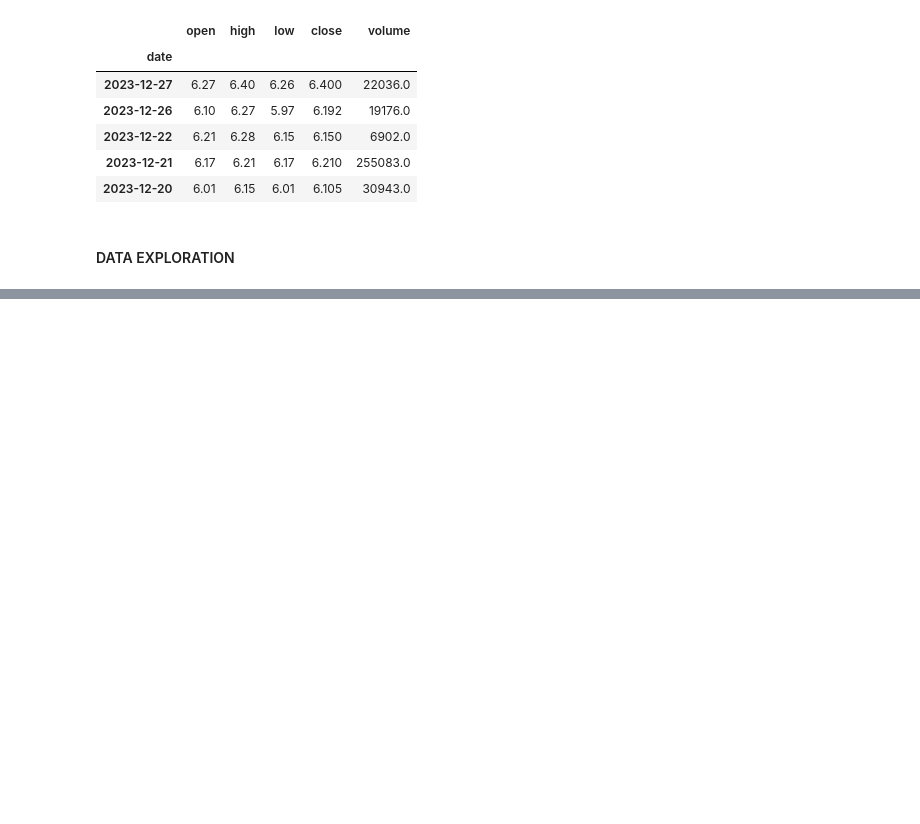
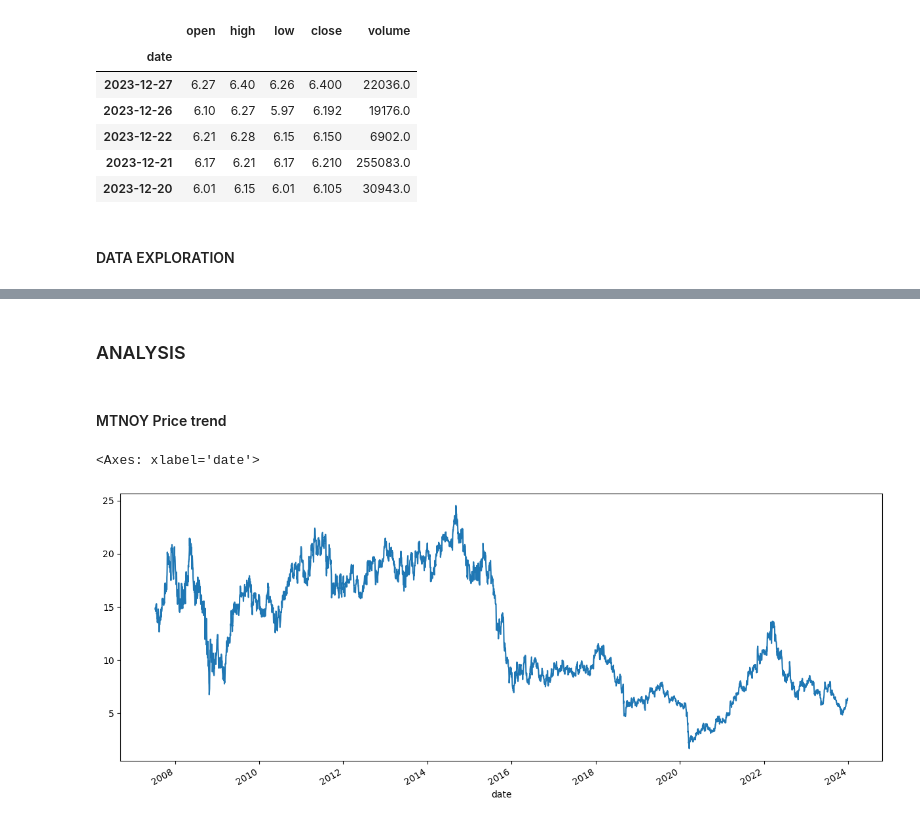
Before and after one commit to adebayomoses/MTNOY-Stock-Price-Analysis, a Jupyter notebook: MTNOY_Stock.ipynb, the cells around one changed output, grey strips where cells are left out. Cells and saved outputs as stored; diff of their text form; code cells hidden in the pictures; blank space fills up the shorter version.

```diff
--- a/MTNOY_Stock.ipynb
+++ b/MTNOY_Stock.ipynb
@@ -93,2 +99,9 @@ None
 # %% [markdown]
 #### DATA EXPLORATION
+# %%
+#loading the dataset
+
+df = pd.read_csv("mtnoy_dataset.csv").set_index("date")
+df.index = pd.to_datetime(df.index)
+df= df.sort_index(ascending=True)
+df.head()
@@ -94,0 +116,5 @@ None
+# %%
+# creating the returns columns
+
+df["returns"] = df["close"].pct_change() * 100
+df_mtnoy_return = df["returns"].dropna()
@@ -94,0 +177,12 @@ None
+# %% [markdown]
+### ANALYSIS
+# %% [markdown]
+#### MTNOY Price trend
+# %%
+# plot the closing the price
+fig, ax = plt.subplots(figsize=(15,6))
+
+df["close"].plot()
+# %% [output]
+<Axes: xlabel='date'>
+[figure, added]
```
Also changed, not shown: parts of 20 cells of this notebook.
